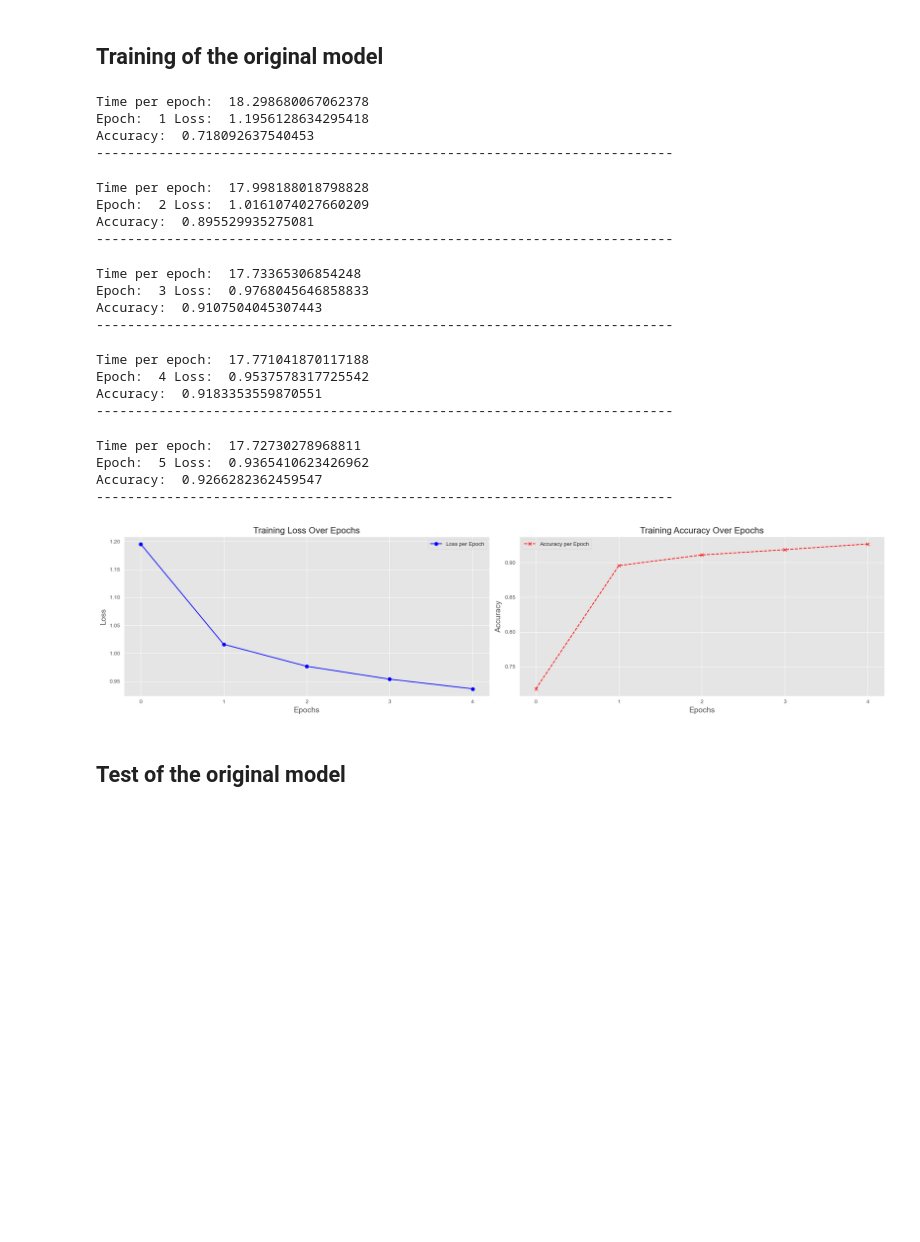
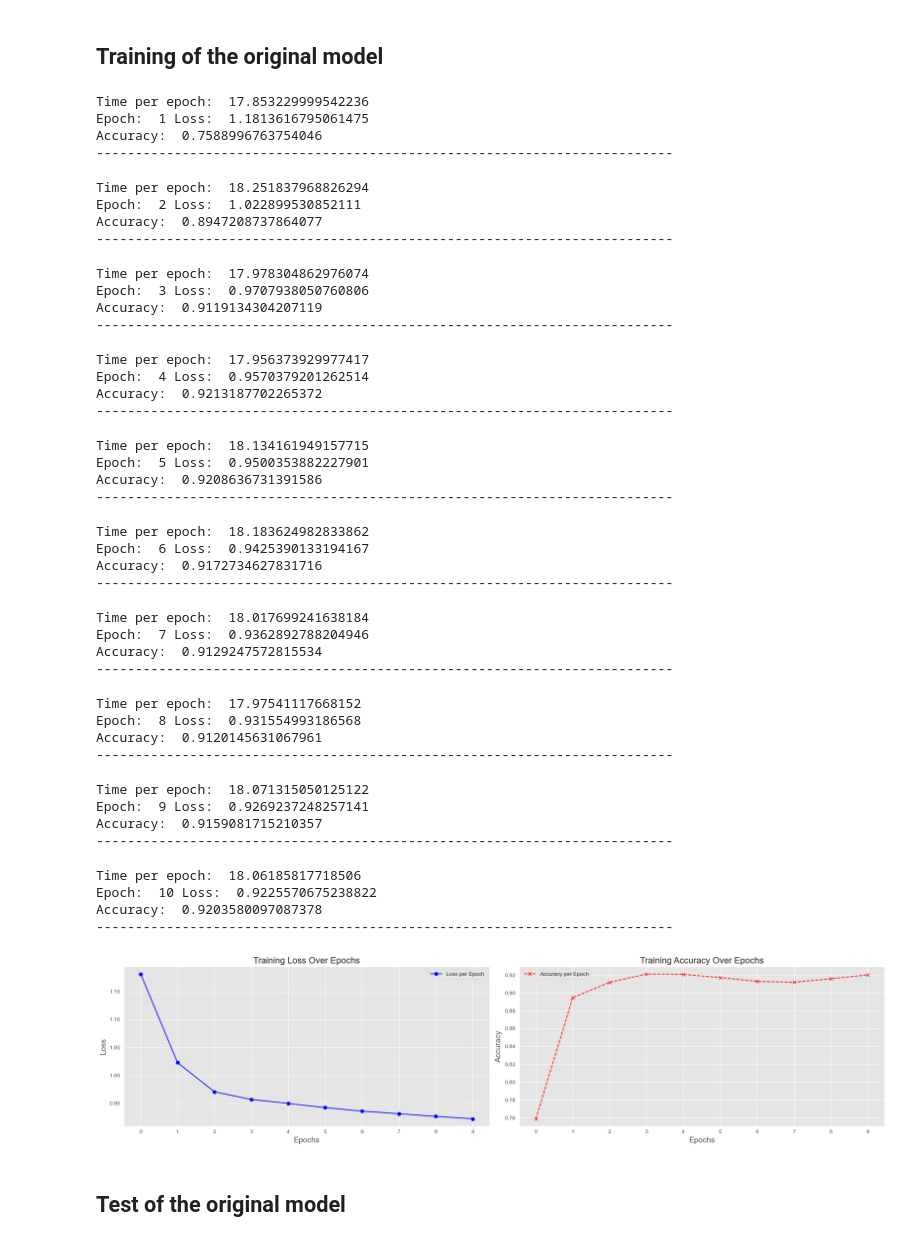
Before and after one commit to JackVittori/QML-early_exit, a Jupyter notebook: mid-circuit-measurements.ipynb, the cells around one changed output. Saved outputs shown, nothing was run; the diff lists cells and outputs as text; code cells hidden in the pictures; blank space fills up the shorter version.

```diff
--- a/mid-circuit-measurements.ipynb
+++ b/mid-circuit-measurements.ipynb
@@ -354,29 +355,49 @@ Trainable parameters: 192
 # %%
 """Let's proceed with training using the fit method defined in the class in OriginalModel.py
     In this case, I will use the standard training loop over the whole model."""
-accuracy, loss = model.fit(dataloader=train_dataloader, learning_rate=0.001, epochs=5, show_plot=True)
+accuracy, loss = model.fit(dataloader=train_dataloader, learning_rate=0.001, epochs=10, show_plot=True)
 # %% [output]
-Time per epoch:  18.298680067062378
-Epoch:  1 Loss:  1.1956128634295418
-Accuracy:  0.718092637540453
+Time per epoch:  17.853229999542236
+Epoch:  1 Loss:  1.1813616795061475
+Accuracy:  0.7588996763754046
 --------------------------------------------------------------------------
-Time per epoch:  17.998188018798828
-Epoch:  2 Loss:  1.0161074027660209
-Accuracy:  0.895529935275081
+Time per epoch:  18.251837968826294
+Epoch:  2 Loss:  1.022899530852111
+Accuracy:  0.8947208737864077
 --------------------------------------------------------------------------
-Time per epoch:  17.73365306854248
-Epoch:  3 Loss:  0.9768045646858833
-Accuracy:  0.9107504045307443
+Time per epoch:  17.978304862976074
+Epoch:  3 Loss:  0.9707938050760806
+Accuracy:  0.9119134304207119
 --------------------------------------------------------------------------
-Time per epoch:  17.771041870117188
-Epoch:  4 Loss:  0.9537578317725542
-Accuracy:  0.9183353559870551
+Time per epoch:  17.956373929977417
+Epoch:  4 Loss:  0.9570379201262514
+Accuracy:  0.9213187702265372
 --------------------------------------------------------------------------
-Time per epoch:  17.72730278968811
-Epoch:  5 Loss:  0.9365410623426962
-Accuracy:  0.9266282362459547
+Time per epoch:  18.134161949157715
+Epoch:  5 Loss:  0.9500353882227901
+Accuracy:  0.9208636731391586
 --------------------------------------------------------------------------
+Time per epoch:  18.183624982833862
+Epoch:  6 Loss:  0.9425390133194167
+Accuracy:  0.9172734627831716
+--------------------------------------------------------------------------
+Time per epoch:  18.017699241638184
+Epoch:  7 Loss:  0.9362892788204946
+Accuracy:  0.9129247572815534
+--------------------------------------------------------------------------
+Time per epoch:  17.97541117668152
+Epoch:  8 Loss:  0.931554993186568
+Accuracy:  0.9120145631067961
+--------------------------------------------------------------------------
+Time per epoch:  18.071315050125122
+Epoch:  9 Loss:  0.9269237248257141
+Accuracy:  0.9159081715210357
+--------------------------------------------------------------------------
+Time per epoch:  18.06185817718506
+Epoch:  10 Loss:  0.9225570675238822
+Accuracy:  0.9203580097087378
+--------------------------------------------------------------------------
-[figure, old version]
+[figure, new version]
 # %% [markdown]
 ## Test of the original model
 # %%
```
Also changed, not shown: parts of 17 cells of this notebook, 1 other file.
